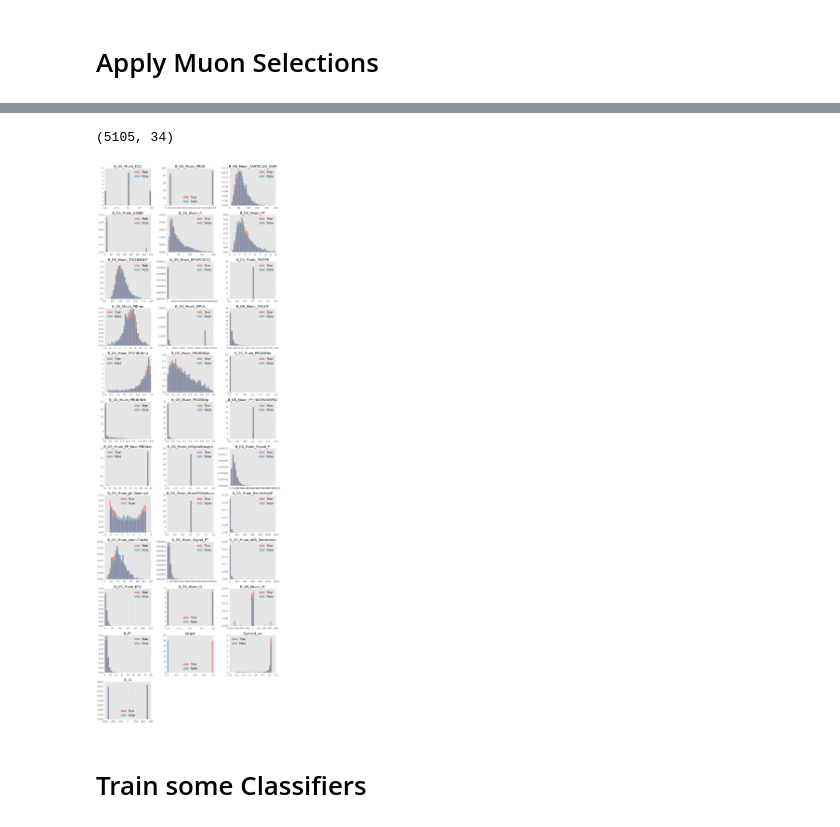
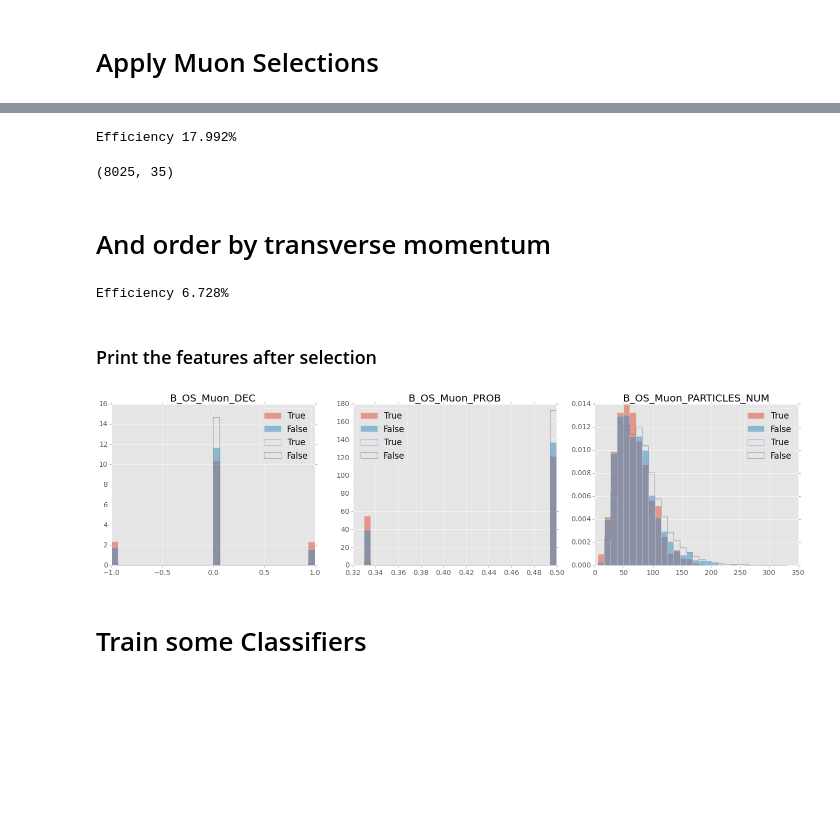
Before and after one commit to bixel/fttrainer, a Jupyter notebook: pandas-training-test.ipynb, the cells around one changed output, grey strips where cells are left out. Drawn from its saved outputs; the diff is of its cells as text; code cells hidden in the pictures; blank space fills up the shorter version.

```diff
--- a/pandas-training-test.ipynb
+++ b/pandas-training-test.ipynb
@@ -74,3 +83,5 @@ else:
+# %%
+df.B_OS_Muon_phiDistance = np.abs(df.B_OS_Muon_phiDistance)
 # %% [markdown]
 # Define the classic muon tagger features and prepare the training dataset
 # %%
@@ -96,8 +99,9 @@ classic_data.dropna(inplace=True)
 # %%
+# scale the data to make it usable for TMVA aswell
 # /= 1000 somehow kills the kernel. Maybe a bug in pandas?
-classic_data.B_PT *= 0.001
-classic_data.B_OS_Muon_P *= 0.001
-classic_data.B_OS_Muon_PT *= 0.001
+df.B_OS_Muon_P *= 0.001
+df.B_OS_Muon_PT *= 0.001
+df.B_PT *= 0.001
 # %% [markdown]
 # Apply Muon Selections
 # %%
@@ -128,22 +125,45 @@ Efficiency 0.6%
+# %%
+# apply query
+selected_data = df.query(' and '.join(queries))
+
+labels = selected_data.target
+
+selection_efficiency = len(selected_data) / len(np.unique(df.B_PT))
+print('Efficiency {:2.3f}%'.format(100 * selection_efficiency))
+# %% [output]
+Efficiency 17.992%
 # %%
-classic_data.shape
+selected_data.shape
 # %% [output]
-(5105, 34)
+(8025, 35)
+# %% [markdown]
+# And order by transverse momentum
+# %%
+max_pt_data = selected_data.loc[selected_data.groupby('B_PT')['B_OS_Muon_PT'].agg(np.argmax).astype('int')]
+labels = max_pt_data.target
+max_pt_efficiency = len(max_pt_data) / len(np.unique(df.B_PT))
+print('Efficiency {:2.3f}%'.format(100 * max_pt_efficiency))
+# %% [output]
+Efficiency 6.728%
+# %% [markdown]
+### Print the features after selection
 # %%
 ncols = 3
-nrows = np.ceil(len(classic_data.columns)/ncols)
-plt.figure(figsize=(16, nrows * 4))
-for i, f in enumerate(classic_data.columns):
+nrows = np.ceil(len(selected_data.columns)/ncols)
+plt.figure(figsize=(20, nrows * 5))
+for i, f in tqdm(enumerate(selected_data.columns[:3]), total=len(selected_data.columns)):
     plt.subplot(nrows, ncols, i+1)
-    _, bins = np.histogram(classic_data[f], 30)
-    classic_data[labels==True][f].hist(bins=bins, alpha=0.5, label='True', normed=True)
-    classic_data[labels==False][f].hist(bins=bins, alpha=0.5, label='False', normed=True)
+    _, bins = np.histogram(df[f], 30)
+    max_pt_data[max_pt_data.target==True][f].hist(bins=bins, label='True', alpha=0.5, normed=True)
+    max_pt_data[max_pt_data.target==False][f].hist(bins=bins, label='False', alpha=0.5, normed=True)
+    df[df.target==True][f].hist(bins=bins, label='True', histtype='step', normed=True)
+    df[df.target==False][f].hist(bins=bins, label='False', histtype='step', normed=True)
     plt.title(f[:24])
     plt.legend(loc='best')
 plt.tight_layout()
 plt.show()
 # %% [output]
-[figure, old version]
+[figure, new version]
 # %% [markdown]
 # Train some Classifiers
 # %%
```
Also changed, not shown: parts of 28 cells of this notebook.
